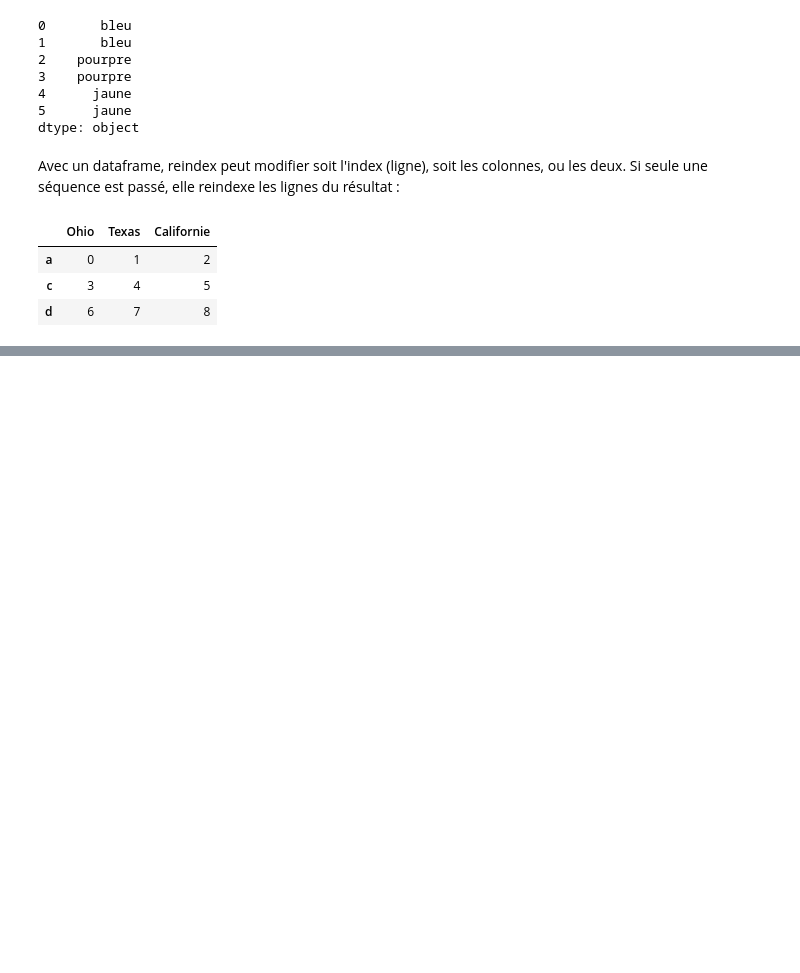
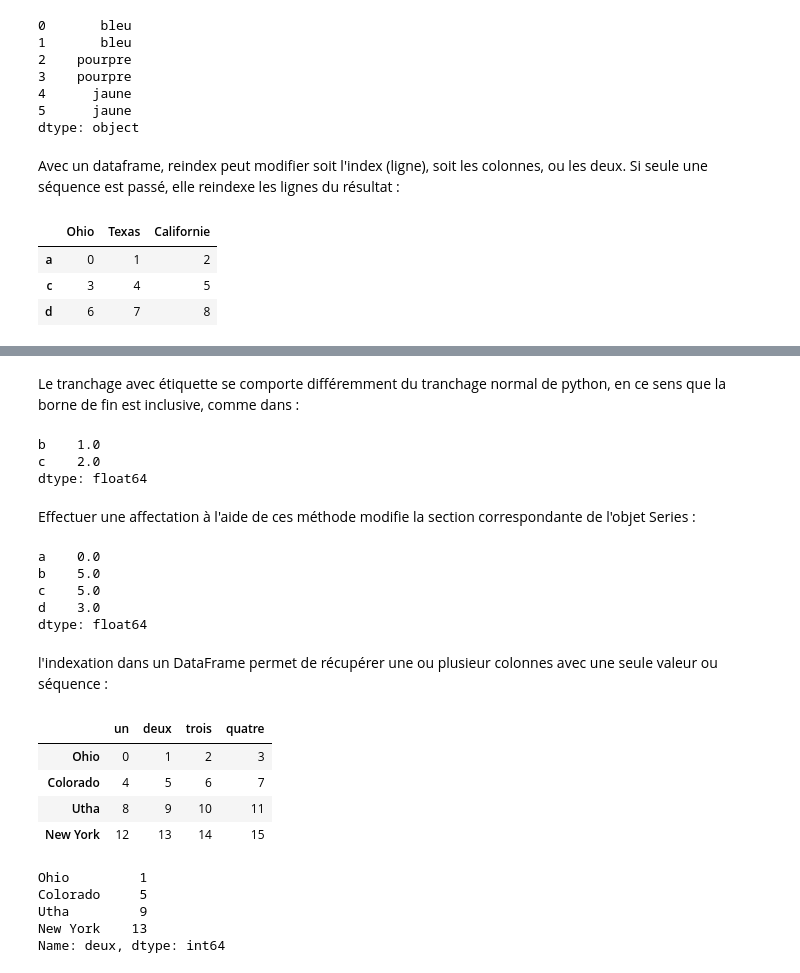
Before and after one commit to AlexisSTH/Apprentissage-Pandas-Python, a Jupyter notebook: Fonctionnalite essentielles.ipynb, the cells around one changed output, grey strips where cells are left out. Cells and saved outputs as stored; diff of their text form; code cells hidden in the pictures; blank space fills up the shorter version.

```diff
--- a/Fonctionnalite essentielles.ipynb
+++ b/Fonctionnalite essentielles.ipynb
@@ -60,0 +223,40 @@ frame
+# %% [markdown]
+Le tranchage avec étiquette se comporte différemment du tranchage normal de python, en ce sens que la borne de fin est inclusive, comme dans :
+# %%
+obj['b': 'c']
+# %% [output]
+b    1.0
+c    2.0
+dtype: float64
+# %% [markdown]
+Effectuer une affectation à l'aide de ces méthode modifie la section correspondante de l'objet Series :
+# %%
+obj['b':'c'] = 5
+obj
+# %% [output]
+a    0.0
+b    5.0
+c    5.0
+d    3.0
+dtype: float64
+# %% [markdown]
+l'indexation dans un DataFrame permet de récupérer une ou plusieur colonnes avec une seule valeur ou séquence :
+# %%
+data = pd.DataFrame(np.arange(16).reshape((4,4)),
+                    index=['Ohio','Colorado','Utha','New York'],
+                    columns=['un','deux','trois','quatre'])
+data
+# %% [output]
+|  | un | deux | trois | quatre |
+| Ohio | 0 | 1 | 2 | 3 |
+| Colorado | 4 | 5 | 6 | 7 |
+| Utha | 8 | 9 | 10 | 11 |
+| New York | 12 | 13 | 14 | 15 |
+# %%
+data['deux']
+# %% [output]
+Ohio         1
+Colorado     5
+Utha         9
+New York    13
+Name: deux, dtype: int64
```
Also changed, not shown: parts of 49 cells of this notebook.
